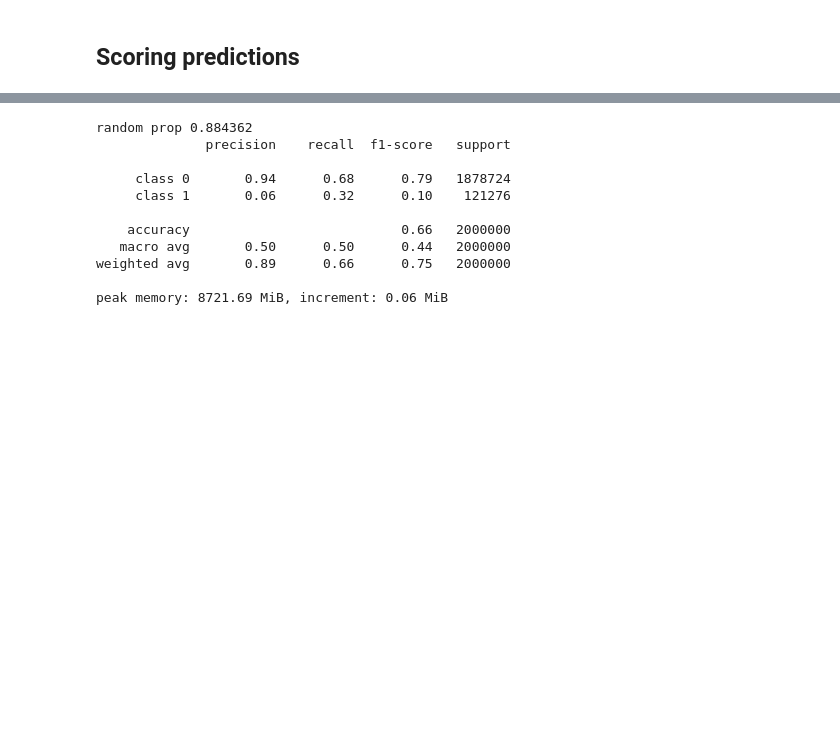
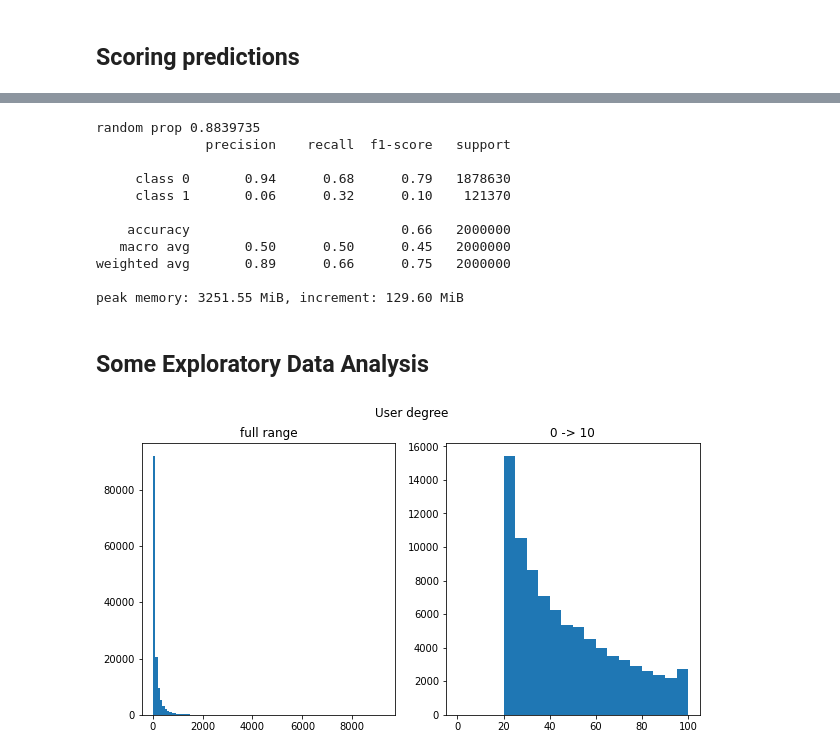
Before and after one commit to TiphaineV/gpeg, a Jupyter notebook: notebook.ipynb, the cells around one changed output, grey strips where cells are left out. Saved outputs shown, nothing was run; the diff lists cells and outputs as text; code cells hidden in the pictures; blank space fills up the shorter version.

```diff
--- a/notebook.ipynb
+++ b/notebook.ipynb
@@ -208,17 +198,19 @@ Ground truth labels
 Name: rating, dtype: uint8
 # %%
 # -- Scoring
-scorer = ClfScorer()
-%memit score = scorer.score(clf, testEdges)
+#scorer = ClfScorer()
+#%memit score = scorer.score(clf, testEdges)
 # %% [output]
-random prop 0.884362
+random prop 0.8839735
               precision    recall  f1-score   support
 
-     class 0       0.94      0.68      0.79   1878724
-     class 1       0.06      0.32      0.10    121276
+     class 0       0.94      0.68      0.79   1878630
+     class 1       0.06      0.32      0.10    121370
 
     accuracy                           0.66   2000000
-   macro avg       0.50      0.50      0.44   2000000
+   macro avg       0.50      0.50      0.45   2000000
 weighted avg       0.89      0.66      0.75   2000000
 
-peak memory: 8721.69 MiB, increment: 0.06 MiB
+peak memory: 3251.55 MiB, increment: 129.60 MiB
+# %% [markdown]
+## Some Exploratory Data Analysis
@@ -224,0 +220,13 @@ peak memory: 8721.69 MiB, increment: 0.06 MiB
+# %%
+n = graph.rowFormat.shape[0]
+degreeDist = [graph.rowFormat[i].nnz for i in range(1,n)]
+
+fig, (ax1, ax2) = plt.subplots(1,2, figsize=(10,5))
+fig.suptitle('User degree')
+ax1.hist(degreeDist, bins= 100)
+ax1.set_title('full range')
+ax2.hist(degreeDist, bins = 20, range=(0,100))
+ax2.set_title('0 -> 100')
+plt.show()
+# %% [output]
+[figure, added]
```
Also changed, not shown: parts of 26 cells of this notebook.
